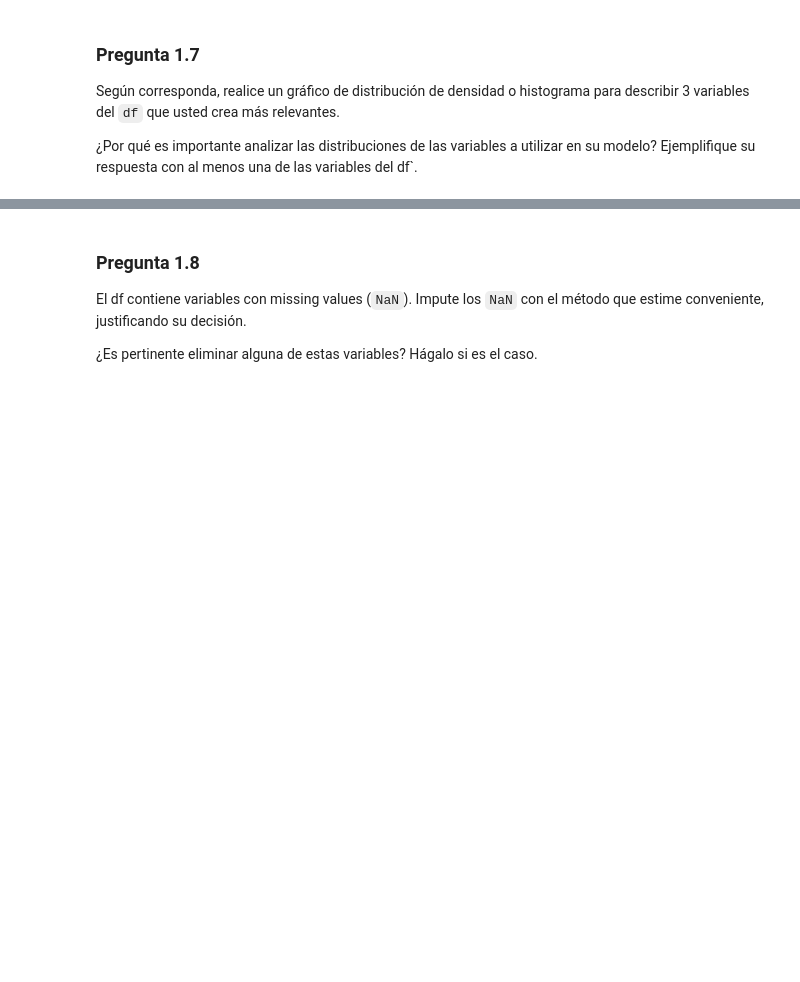
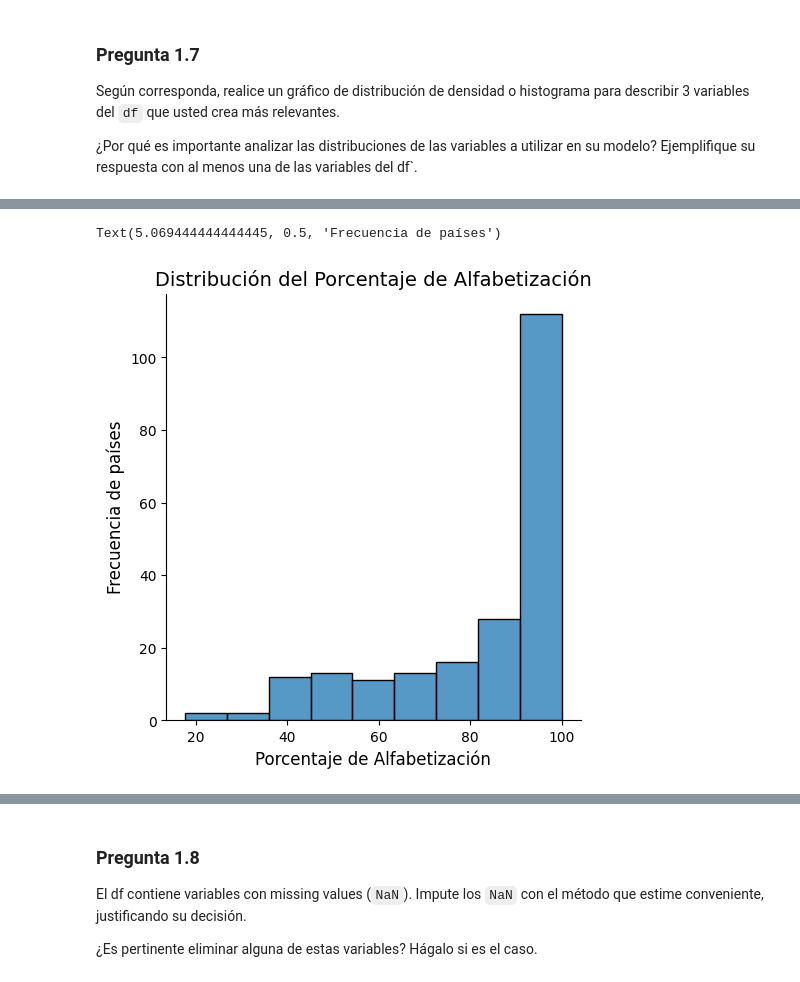
Before and after one commit to cristiandiazh/Tarea-1-ML, a Jupyter notebook: Tarea_1.ipynb, the cells around one changed output, grey strips where cells are left out. Cells and saved outputs as stored; diff of their text form; code cells hidden in the pictures; blank space fills up the shorter version.

```diff
--- a/Tarea_1.ipynb
+++ b/Tarea_1.ipynb
@@ -261,0 +270,8 @@ sns.displot(df["Service"])
+# %%
+sns.displot(df["Literacy (%)"])
+plt.title("Distribución del Porcentaje de Alfabetización", fontsize=14)
+plt.xlabel("Porcentaje de Alfabetización", fontsize=12)
+plt.ylabel("Frecuencia de países", fontsize=12)
+# %% [output]
+Text(5.069444444444445, 0.5, 'Frecuencia de países')
+[figure, added]
```
Also changed, not shown: parts of 50 cells of this notebook.
